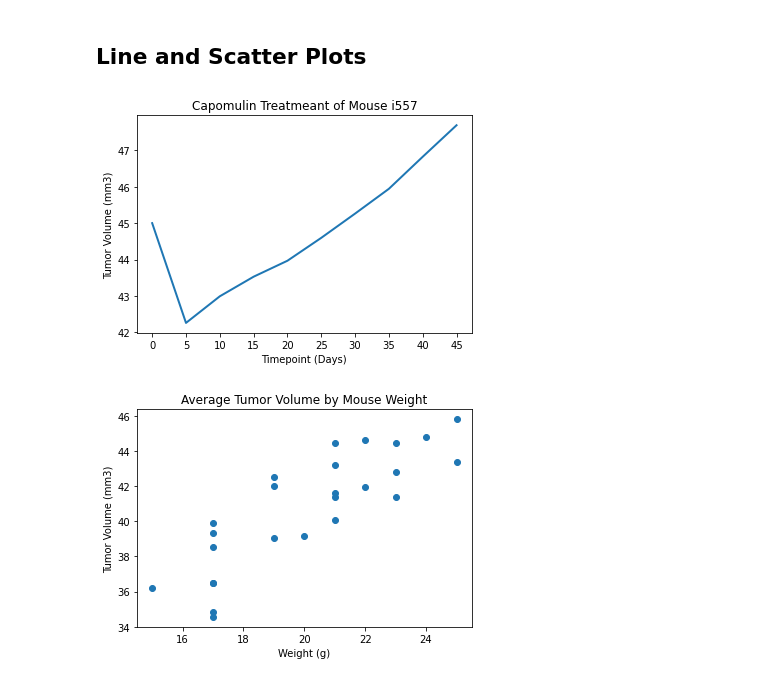
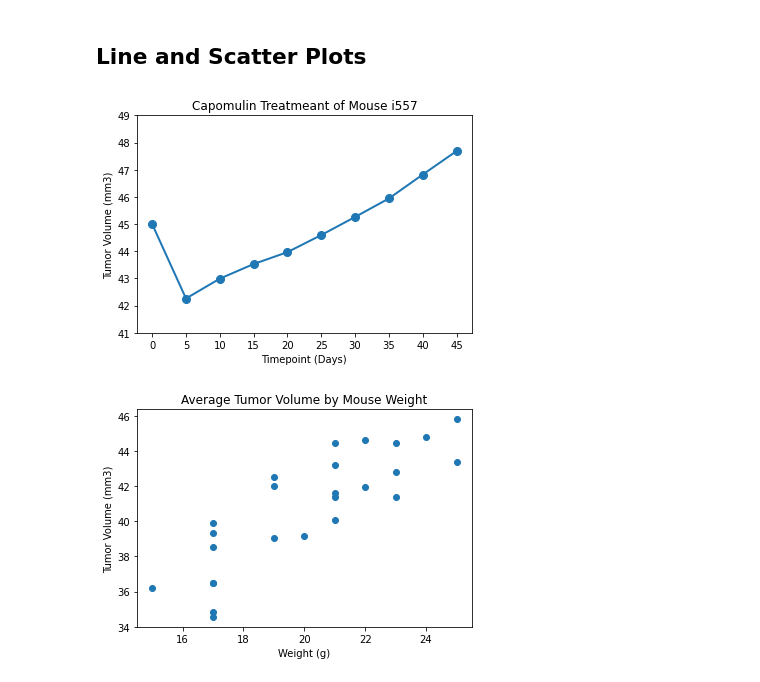
Before and after one commit to gabriellaburns/Matplotlib-Homework, a Jupyter notebook: pymaceuticals_starter.ipynb, the cells around one changed output. Saved outputs shown, nothing was run; the diff lists cells and outputs as text; code cells hidden in the pictures.

```diff
--- a/pymaceuticals_starter.ipynb
+++ b/pymaceuticals_starter.ipynb
@@ -317,26 +323,30 @@ plt.show()
 # %%
 # Generate a line plot of tumor volume vs. time point for a mouse treated with Capomulin
 #pick a random mouse
 capomulin_mice = clean_df.loc[clean_df["Drug Regimen"] == "Capomulin"]
 capomulin_mice.sample()
+#capomulin_mice.sample() returned a single mouse ID (i557)
 
-#capomulin_mice.sample() returned a single mouse ID (i557), so I made a new
-#dataframe using .loc to return all rows where mouse id = i557
+#I made a new dataframe using .loc to return all rows where mouse id = i557
 i557_df = clean_df.loc[clean_df["Mouse ID"] == "i557",:]
 i557_df
 
-#make the line chart
-plt.plot(i557_df['Timepoint'], i557_df['Tumor Volume (mm3)'], linewidth=2, markersize=12)
+#make the line chart. I added markers to make the tumor volume at each timepoint clearer
+plt.plot(i557_df['Timepoint'], i557_df['Tumor Volume (mm3)'], linewidth=2, markersize=8, marker = 'o')
 #set x axis to equal timepoints
 plt.xticks(i557_df["Timepoint"].values)
+#I thought the y limits were weird (they were 42-47), so I changed them
+#although 40-50 would have been good ylims from a labeling perspective, the resulting graph was squished
+#so I went with 41-49
+plt.ylim([41, 49])
 
 #label her
 plt.xlabel('Timepoint (Days)')
 plt.ylabel('Tumor Volume (mm3)')
 plt.title('Capomulin Treatmeant of Mouse i557')
 plt.show()
 # %% [output]
-[figure, old version]
+[figure, new version]
 # %%
 # Generate a scatter plot of average tumor volume vs. mouse weight for the Capomulin regimen
 capomulin_mice
```
Also changed, not shown: parts of 8 cells of this notebook, 1 other file.
